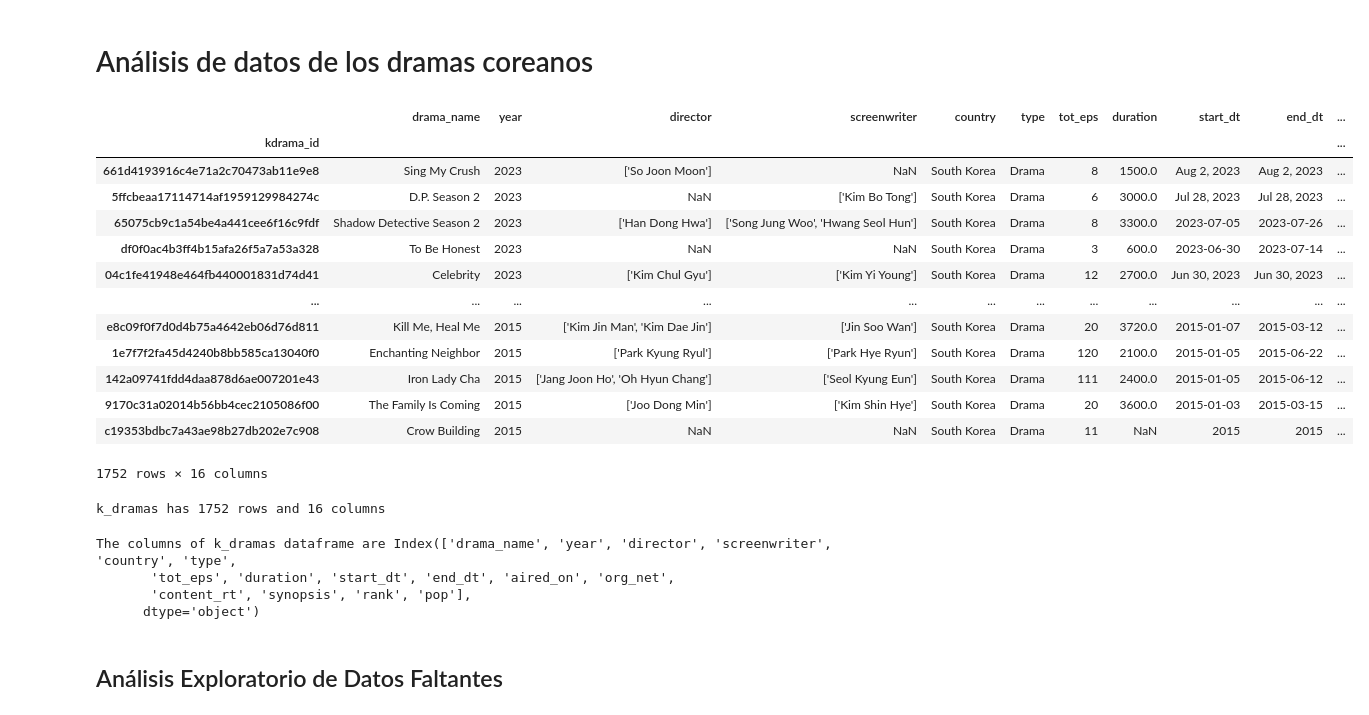
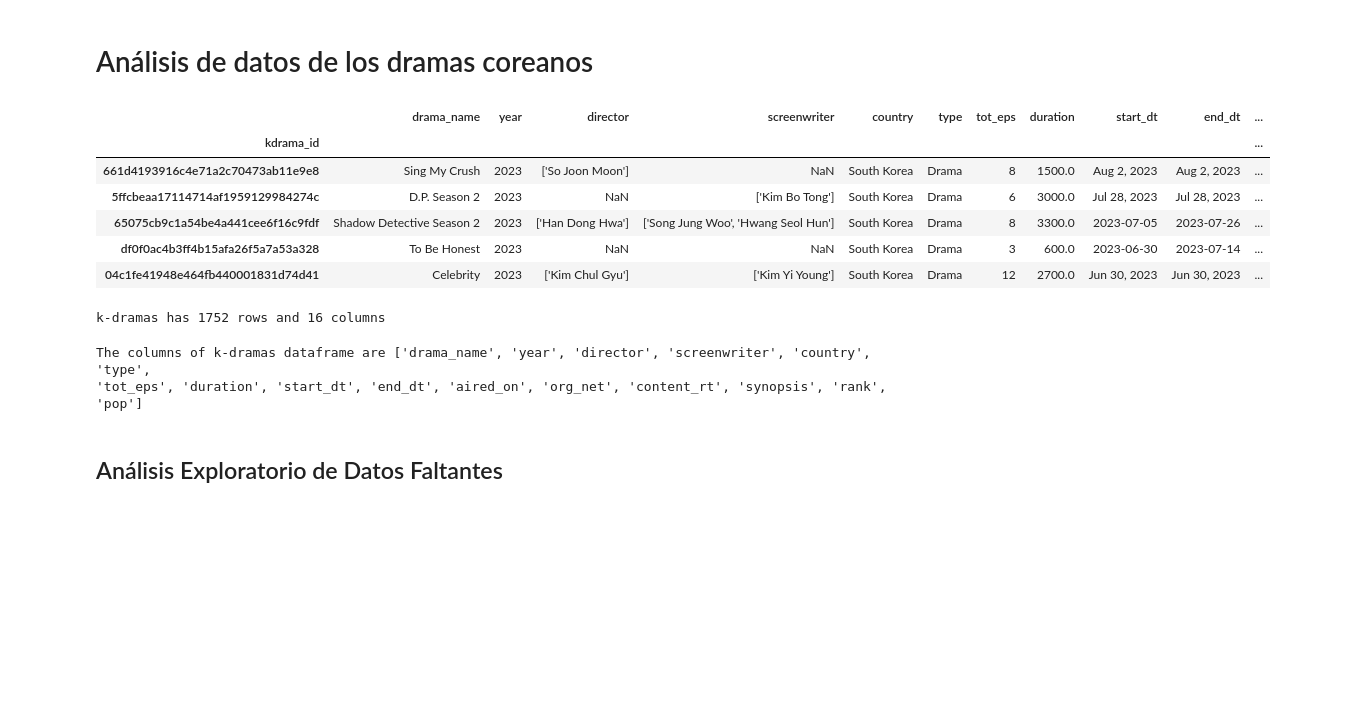
Before and after one commit to gfranciscoerazom/analysis-k-dramas, a Jupyter notebook: jupyternotebook/korean_drama.ipynb, the cells around one changed output. Drawn from its saved outputs; the diff is of its cells as text; code cells hidden in the pictures; blank space fills up the shorter version.

```diff
--- a/jupyternotebook/korean_drama.ipynb
+++ b/jupyternotebook/korean_drama.ipynb
@@ -7,33 +8,24 @@ import numpy as np
 # %%
 k_dramas: pd.DataFrame = pd.read_csv('./../data/csv/korean_drama.csv')
 k_dramas.set_index('kdrama_id', inplace=True)
-k_dramas
+k_dramas.head()
 # %% [output]
 |  | drama_name | year | director | screenwriter | country | type | tot_eps | duration | start_dt | end_dt | ... |
 | kdrama_id |  |  |  |  |  |  |  |  |  |  | ... |
 | 661d4193916c4e71a2c70473ab11e9e8 | Sing My Crush | 2023 | ['So Joon Moon'] | NaN | South Korea | Drama | 8 | 1500.0 | Aug 2, 2023 | Aug 2, 2023 | ... |
 | 5ffcbeaa17114714af1959129984274c | D.P. Season 2 | 2023 | NaN | ['Kim Bo Tong'] | South Korea | Drama | 6 | 3000.0 | Jul 28, 2023 | Jul 28, 2023 | ... |
 | 65075cb9c1a54be4a441cee6f16c9fdf | Shadow Detective Season 2 | 2023 | ['Han Dong Hwa'] | ['Song Jung Woo', 'Hwang Seol Hun'] | South Korea | Drama | 8 | 3300.0 | 2023-07-05 | 2023-07-26 | ... |
 | df0f0ac4b3ff4b15afa26f5a7a53a328 | To Be Honest | 2023 | NaN | NaN | South Korea | Drama | 3 | 600.0 | 2023-06-30 | 2023-07-14 | ... |
 | 04c1fe41948e464fb440001831d74d41 | Celebrity | 2023 | ['Kim Chul Gyu'] | ['Kim Yi Young'] | South Korea | Drama | 12 | 2700.0 | Jun 30, 2023 | Jun 30, 2023 | ... |
-| ... | ... | ... | ... | ... | ... | ... | ... | ... | ... | ... | ... |
-| e8c09f0f7d0d4b75a4642eb06d76d811 | Kill Me, Heal Me | 2015 | ['Kim Jin Man', 'Kim Dae Jin'] | ['Jin Soo Wan'] | South Korea | Drama | 20 | 3720.0 | 2015-01-07 | 2015-03-12 | ... |
-| 1e7f7f2fa45d4240b8bb585ca13040f0 | Enchanting Neighbor | 2015 | ['Park Kyung Ryul'] | ['Park Hye Ryun'] | South Korea | Drama | 120 | 2100.0 | 2015-01-05 | 2015-06-22 | ... |
-| 142a09741fdd4daa878d6ae007201e43 | Iron Lady Cha | 2015 | ['Jang Joon Ho', 'Oh Hyun Chang'] | ['Seol Kyung Eun'] | South Korea | Drama | 111 | 2400.0 | 2015-01-05 | 2015-06-12 | ... |
-| 9170c31a02014b56bb4cec2105086f00 | The Family Is Coming | 2015 | ['Joo Dong Min'] | ['Kim Shin Hye'] | South Korea | Drama | 20 | 3600.0 | 2015-01-03 | 2015-03-15 | ... |
-| c19353bdbc7a43ae98b27db202e7c908 | Crow Building | 2015 | NaN | NaN | South Korea | Drama | 11 | NaN | 2015 | 2015 | ... |
-1752 rows × 16 columns
 # %%
-print(f'k_dramas has {k_dramas.shape[0]} rows and {k_dramas.shape[1]} columns')
+print(f'k-dramas has {k_dramas.shape[0]} rows and {k_dramas.shape[1]} columns')
 # %% [output]
-k_dramas has 1752 rows and 16 columns
+k-dramas has 1752 rows and 16 columns
 # %%
-print(f'The columns of k_dramas dataframe are {k_dramas.columns}')
+print(f'The columns of k-dramas dataframe are {list(k_dramas.columns)}')
 # %% [output]
-The columns of k_dramas dataframe are Index(['drama_name', 'year', 'director', 'screenwriter', 'country', 'type',
-       'tot_eps', 'duration', 'start_dt', 'end_dt', 'aired_on', 'org_net',
-       'content_rt', 'synopsis', 'rank', 'pop'],
-      dtype='object')
+The columns of k-dramas dataframe are ['drama_name', 'year', 'director', 'screenwriter', 'country', 'type',
+'tot_eps', 'duration', 'start_dt', 'end_dt', 'aired_on', 'org_net', 'content_rt', 'synopsis', 'rank', 'pop']
 # %% [markdown]
 ## Análisis Exploratorio de Datos Faltantes
 # %% [markdown]
```
Also changed, not shown: parts of 32 cells of this notebook, 1 other file.
